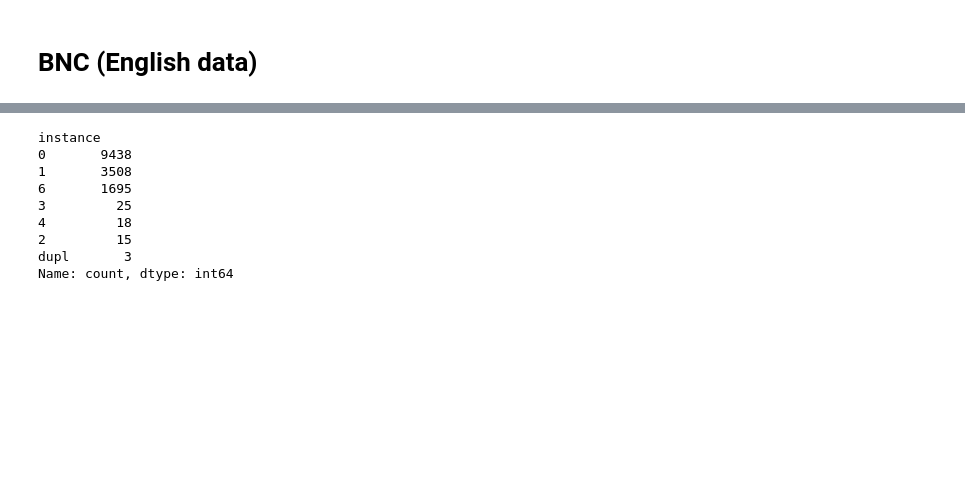
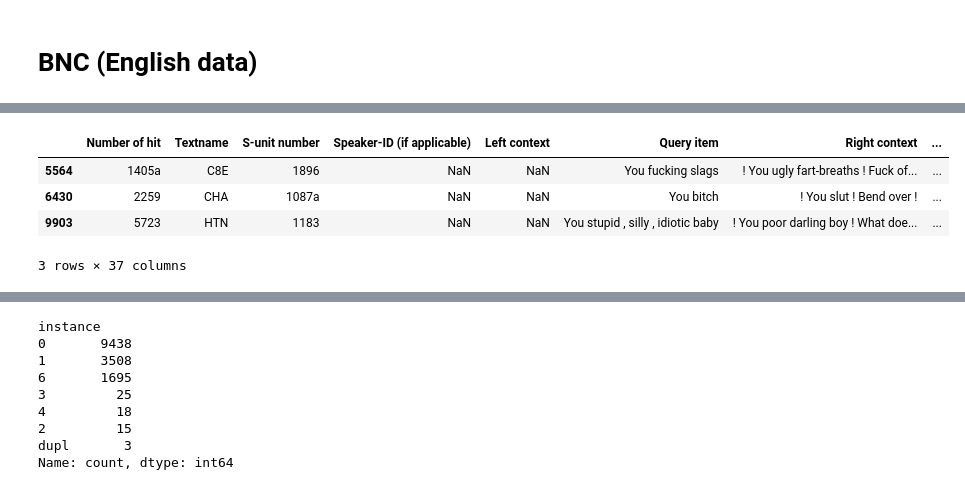
Before and after one commit to gfkpth/bert-apc-trainer, a Jupyter notebook: src/EDA.ipynb, the cells around one changed output, grey strips where cells are left out. Cells and saved outputs as stored; diff of their text form; code cells hidden in the pictures; blank space fills up the shorter version.

```diff
--- a/src/EDA.ipynb
+++ b/src/EDA.ipynb
@@ -360,3 +370 @@ bnc_df.head()
 bnc_df.rename(columns={'Category_consolidated':'instance'},inplace=True)
-# %%
-bnc_df['Hit'] = bnc_df['Left context'] + bnc_df['Query item'] + bnc_df['Right context']
@@ -364,0 +393,8 @@ bnc_df.to_csv('../data/copyright/BNC_combined_we_you_indexed_plusHit.csv')
+# %%
+bnc_df[bnc_df['Left context'].isna()]
+# %% [output]
+|  | Number of hit | Textname | S-unit number | Speaker-ID (if applicable) | Left context | Query item | Right context | ... |
+| 5564 | 1405a | C8E | 1896 | NaN | NaN | You fucking slags | ! You ugly fart-breaths ! Fuck of... | ... |
+| 6430 | 2259 | CHA | 1087a | NaN | NaN | You bitch | ! You slut ! Bend over ! | ... |
+| 9903 | 5723 | HTN | 1183 | NaN | NaN | You stupid , silly , idiotic baby | ! You poor darling boy ! What doe... | ... |
+3 rows × 37 columns
```
Also changed, not shown: parts of 36 cells of this notebook.
